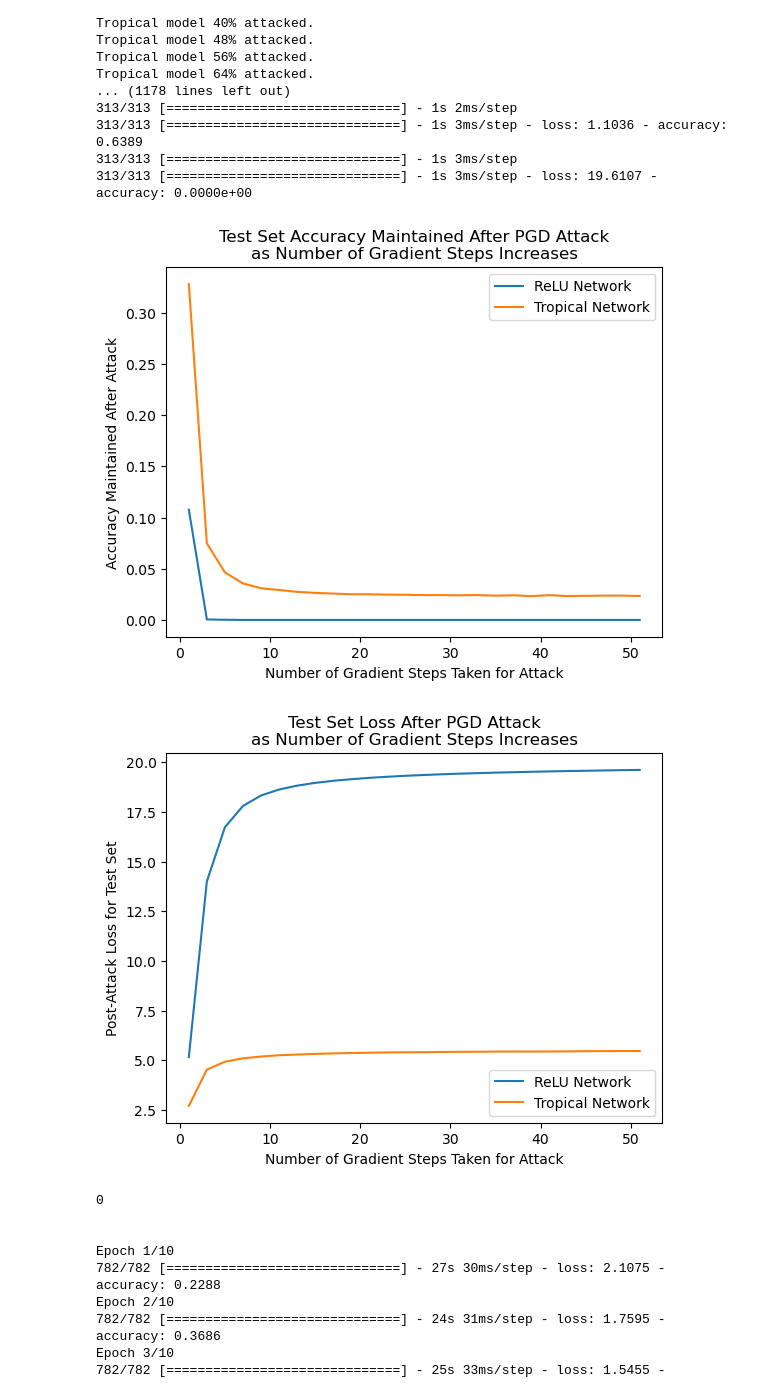
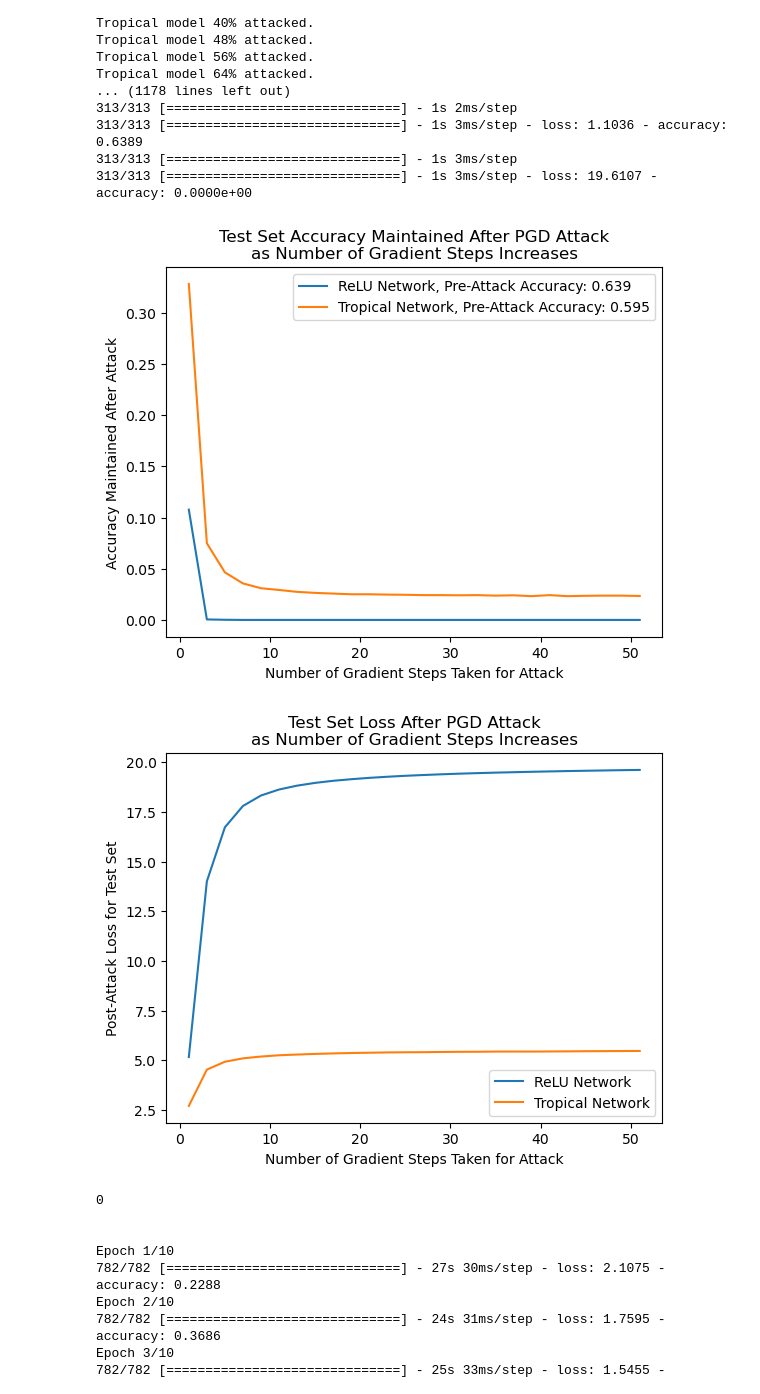
Before and after one commit to deryk96/TropicalNN, a Jupyter notebook: CIFAR10_convolutional_tests.ipynb, the cells around one changed output. Cells and saved outputs as stored; diff of their text form; code cells hidden in the pictures.

```diff
--- a/CIFAR10_convolutional_tests.ipynb
+++ b/CIFAR10_convolutional_tests.ipynb
@@ -57,33 +84,33 @@ Tropical model 64% attacked.
 # %%
 import matplotlib.pyplot as plt
 import pandas as pd
 
 file_path='output_data/CIFAR_conv3layer_tropLogits_attacks.csv'
 all_data = pd.read_csv(file_path)
 trop_res = all_data[all_data['model_type']=='trop']
 relu_res = all_data[all_data['model_type']=='relu']
 
-plt.plot(relu_res['attack'], relu_res['maintained_correct_pred'], label='ReLU Network')
-plt.plot(trop_res['attack'], trop_res['maintained_correct_pred'], label='Tropical Network')
+plt.plot(relu_res['attack'], relu_res['maintained_correct_pred'], label=f"ReLU Network, Pre-Attack Accuracy: {round(relu_res['pre_acc'].iloc[0],3)}")
+plt.plot(trop_res['attack'], trop_res['maintained_correct_pred'], label=f"Tropical Network, Pre-Attack Accuracy: {round(trop_res['pre_acc'].iloc[0],3)}")
 
 plt.title('Test Set Accuracy Maintained After PGD Attack\nas Number of Gradient Steps Increases')
 plt.xlabel('Number of Gradient Steps Taken for Attack')
 plt.ylabel('Accuracy Maintained After Attack')
 #plt.xlim((0,40))
 plt.legend()
 plt.show()
 
 plt.plot(relu_res['attack'], relu_res['post_loss'], label='ReLU Network')
 plt.plot(trop_res['attack'], trop_res['post_loss'], label='Tropical Network')
 
 plt.title('Test Set Loss After PGD Attack\nas Number of Gradient Steps Increases')
 plt.xlabel('Number of Gradient Steps Taken for Attack')
 plt.ylabel('Post-Attack Loss for Test Set')
 #plt.xlim((0,40))
 plt.legend()
 plt.show()
 # %% [output]
-[figure, old version]
+[figure, new version]
 [figure]
 # %%
 file_path = "output_data/CIFAR_trop_logits.csv"
```
Also changed, not shown: parts of 1 cell of this notebook, 38 other files.
